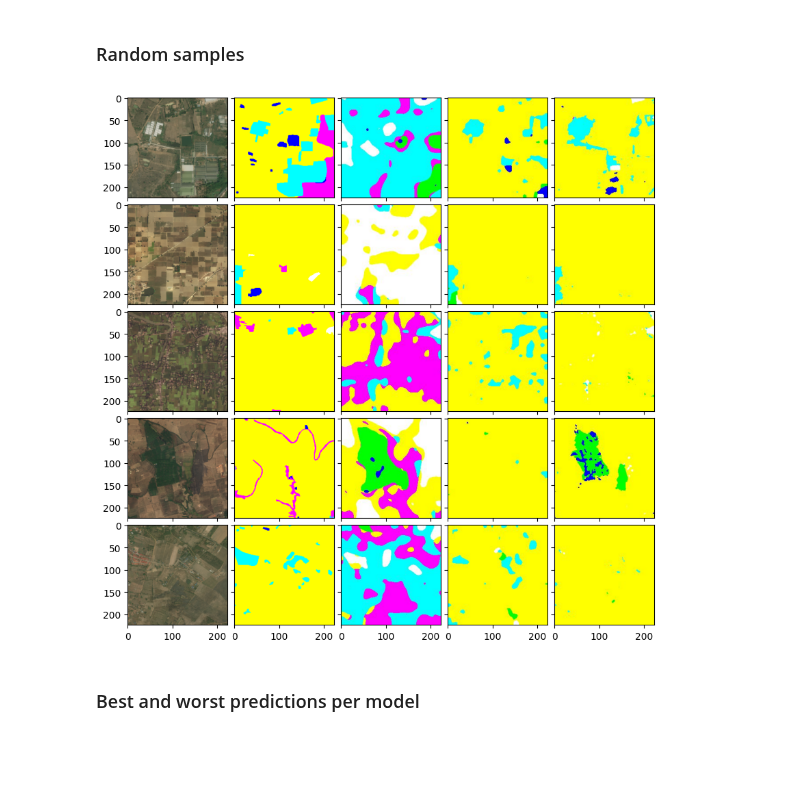
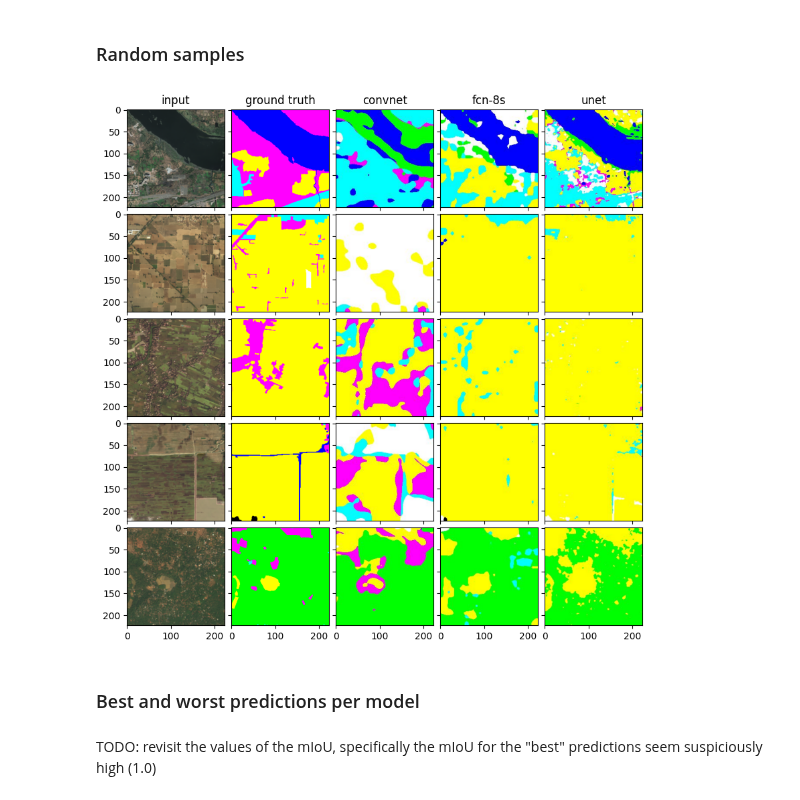
Before and after one commit to rondo-lehner/CM3070_Final_project, a Jupyter notebook: notebooks/ev_01_evaluate_models.ipynb, the cells around one changed output. Cells and saved outputs as stored; diff of their text form; code cells hidden in the pictures; blank space fills up the shorter version.

Commit message:
shared function to display comparisons

```diff
--- a/notebooks/ev_01_evaluate_models.ipynb
+++ b/notebooks/ev_01_evaluate_models.ipynb
@@ -197,6 +197,30 @@ def display(display_list, file_name):
         plt.axis('off')
     plt.suptitle(file_name[0].numpy())
     plt.show()
+# %%
+def display_prediction_comparison(file_names, model_names):
+    titles = ['input', 'ground truth'] + model_names
+    fig = plt.figure(figsize=(10, 10))
+    grid = ImageGrid(fig, 111,  # similar to subplot(111)
+                     nrows_ncols=(len(file_names), len(model_names) + 2),  # creates 2x2 grid of axes
+                     axes_pad=0.1,  # pad between axes in inch.
+                    )
+    images = []
+    for file_name in file_names:
+        images.append(Image.open(os.path.join(IMAGES_DIR, file_name)).resize((224, 224), resample=Image.BILINEAR)) # Add base_image
+        images.append(Image.open(os.path.join(ANNOTATIONS_DIR, file_name.split('.')[0] + '.png')).resize((224, 224), resample=Image.NEAREST)) # add ground truth mask
+        for model in model_names:
+            images.append(Image.open(os.path.join(PREDICTIONS_DIR, model, file_name)))
+
+    counter = 0
+    for ax, im in zip(grid, images):
+        # Iterating over the grid returns the Axes.
+        if counter < len(model_names) + 2:
+            ax.title.set_text(titles[counter])
+            counter += 1
+        ax.imshow(im)
+
+    plt.show()
 # %% [markdown]
 ## Processing
 # %% [markdown]
@@ -590,29 +614,14 @@ plt.show()
 # %%
 N_SAMPLES = 5
 
 file_names = os.listdir(os.path.join(PREDICTIONS_DIR, 'convnet'))
 samples = random.sample(file_names, N_SAMPLES)
 
-images = []
-for file_name in samples:
-    images.append(Image.open(os.path.join(IMAGES_DIR, file_name)).resize((224, 224), resample=Image.BILINEAR)) # Add base_image
-    images.append(Image.open(os.path.join(ANNOTATIONS_DIR, file_name.split('.')[0] + '.png')).resize((224, 224), resample=Image.NEAREST)) # add ground truth mask
-    for model in model_names[1:]:
-        images.append(Image.open(os.path.join(PREDICTIONS_DIR, model, file_name)))
-
-fig = plt.figure(figsize=(10, 10))
-grid = ImageGrid(fig, 111,  # similar to subplot(111)
-                 nrows_ncols=(N_SAMPLES, len(model_names[1:]) + 2),  # creates 2x2 grid of axes
-                 axes_pad=0.1,  # pad between axes in inch.
-                 )
-
-for ax, im in zip(grid, images):
-    # Iterating over the grid returns the Axes.
-    ax.imshow(im)
-
-plt.show()
+display_prediction_comparison(samples, model_names[1:])
 # %% [output]
-[figure, old version]
+[figure, new version]
 # %% [markdown]
 ### Best and worst predictions per model
+# %% [markdown]
+TODO: revisit the values of the mIoU, specifically the mIoU for the "best" predictions seem suspiciously high (1.0)
 # %%
```
Also changed, not shown: parts of 10 cells of this notebook.
